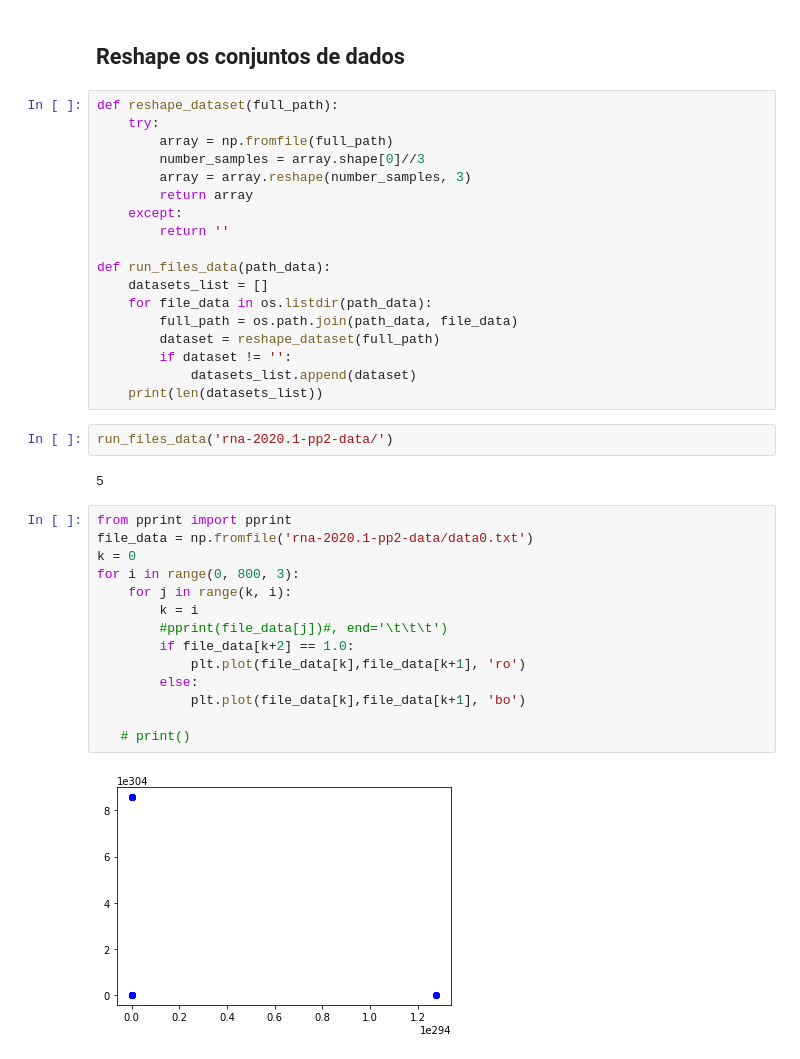
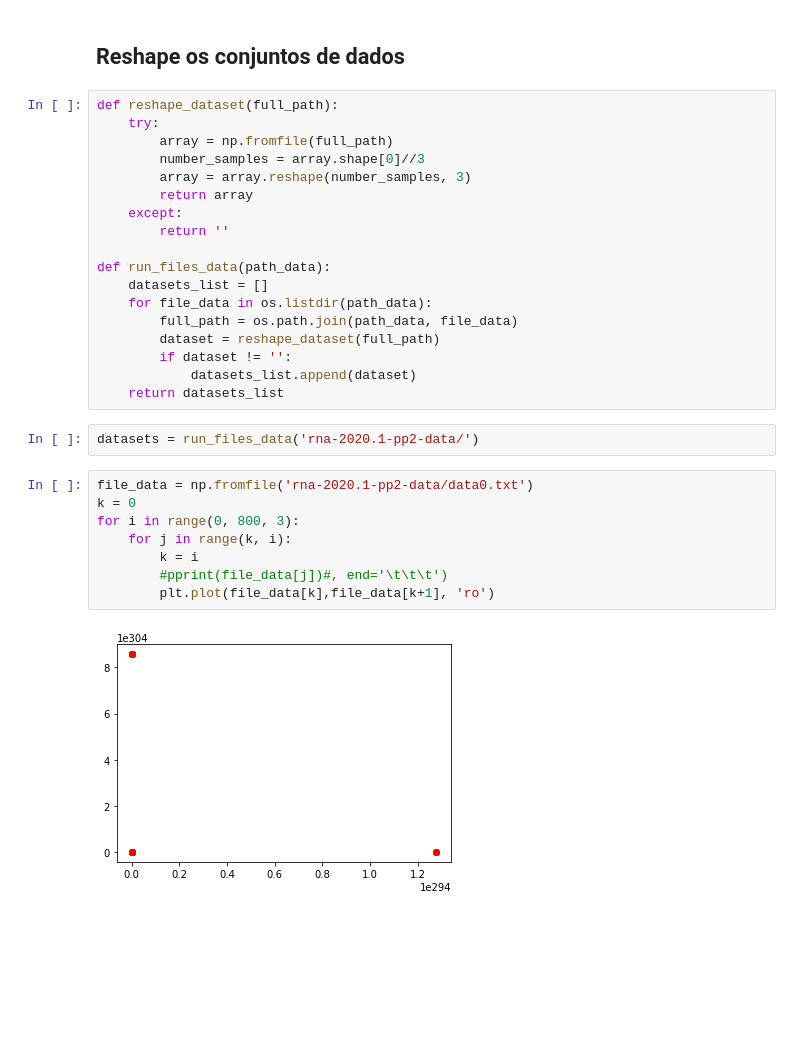
Before and after one commit to userddssilva/Perceptron-PP2-RNA2020.1, a Jupyter notebook: visualizando_dataset.ipynb, the cells around one changed output. Cells and saved outputs as stored; diff of their text form; blank space fills up the shorter version.

Commit message:
novas visulizações e salvando os graficos como imagem

```diff
--- a/visualizando_dataset.ipynb
+++ b/visualizando_dataset.ipynb
@@ -84,24 +84,16 @@ def run_files_data(path_data):
         dataset = reshape_dataset(full_path)
         if dataset != '':
             datasets_list.append(dataset)
-    print(len(datasets_list))
+    return datasets_list
 # %%
-run_files_data('rna-2020.1-pp2-data/')
+datasets = run_files_data('rna-2020.1-pp2-data/')
-# %% [output]
-5
 # %%
-from pprint import pprint
 file_data = np.fromfile('rna-2020.1-pp2-data/data0.txt')
 k = 0
 for i in range(0, 800, 3):
     for j in range(k, i):
         k = i
         #pprint(file_data[j])#, end='\t\t\t')
-        if file_data[k+2] == 1.0:
-            plt.plot(file_data[k],file_data[k+1], 'ro')
-        else:
-            plt.plot(file_data[k],file_data[k+1], 'bo')
-
-   # print()
+        plt.plot(file_data[k],file_data[k+1], 'ro')
 # %% [output]
-[figure, old version]
+[figure, new version]
```
Also changed, not shown: parts of 2 cells of this notebook, 1 other file.
